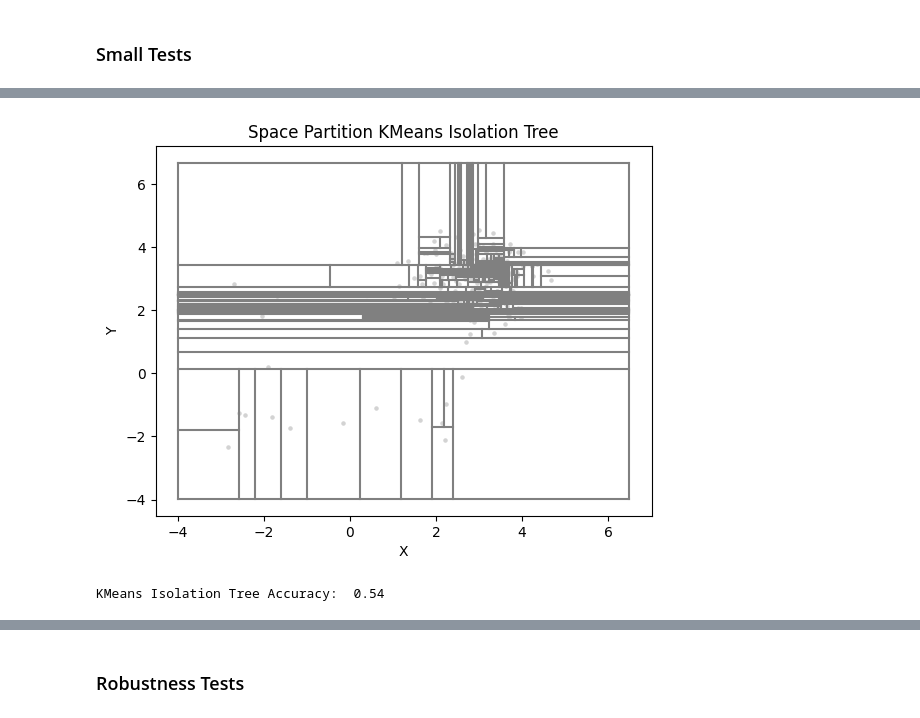
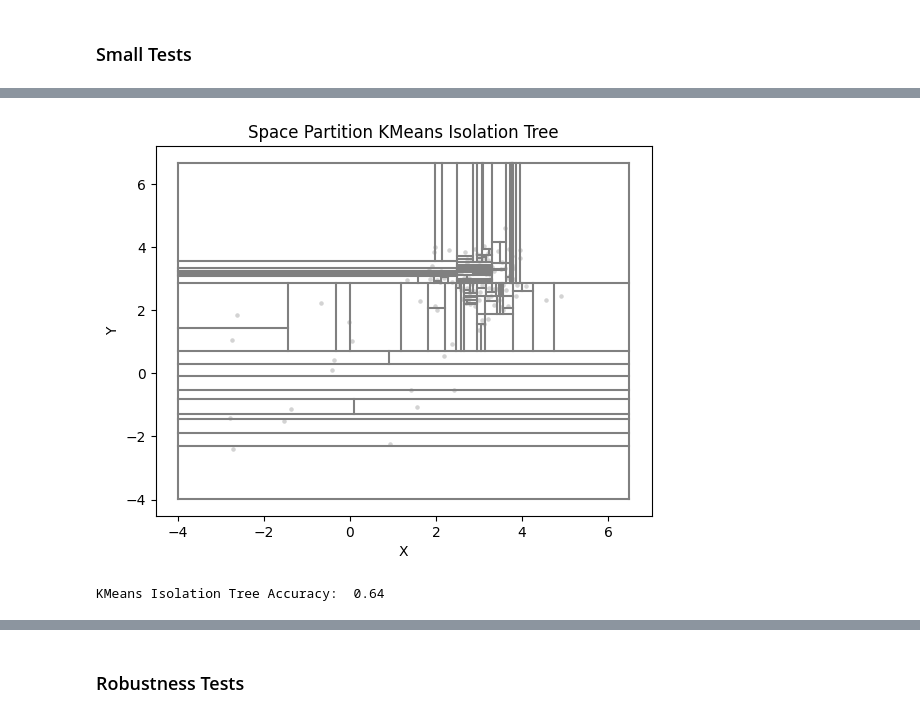
Before and after one commit to Razvan48/Project-Anomaly-Detection-AD, a Jupyter notebook: Presentation-NoteBook.ipynb, the cells around one changed output, grey strips where cells are left out. Saved outputs shown, nothing was run; the diff lists cells and outputs as text; code cells hidden in the pictures.

```diff
--- a/Presentation-NoteBook.ipynb
+++ b/Presentation-NoteBook.ipynb
@@ -120,7 +120,11 @@ class IsolationTreeNode:
 
     def get_path_length(self, X):
         if self.data is not None:
-            return 0
+            if self.data.shape[0] <= 1:
+                return 0
+            else:
+                HARMONIC_NUMBER = np.log(self.data.shape[0] - 1) + 0.5772156649
+                return 2.0 * (HARMONIC_NUMBER - (self.data.shape[0] - 1) / self.data.shape[0])
 
         if X[self.idx_feature] < self.split_threshold:
             return 1 + self.children[0].get_path_length(X)
@@ -307,7 +311,7 @@ class IsolationForest:
 ### Elbow Rule
 # %%
 def find_optimal_kmeans(Xs):
-    initial_Ks = [2, 3, 5, 7, 10, 13]
+    initial_Ks = [2, 3, 5, 7]
     Ks = [k for k in initial_Ks if k <= Xs.shape[0]]
 
     kmeans_list = []
@@ -656,7 +660,7 @@ class KMeansIsolationForest:
 Xs_train, Xs_test, Ys_train, Ys_test = generate_data(n_train=3000, n_test=100, n_features=2, contamination=0.1, random_state=23)
 
 isolation_tree = IsolationTree()
-isolation_tree.fit(Xs_train, subsample_size=256, contamination=0.1)
+isolation_tree.fit(Xs_train, subsample_size=128, contamination=0.1)
 isolation_tree.plot_partition_space_2D()
 
 predictions = isolation_tree.predict(Xs_test)
@@ -696,6 +700,6 @@ Train Accuracy:  0.1
 # %%
 isolation_forest = IsolationForest(ensemble_size=100)
-isolation_forest.fit(Xs_train, subsample_size=256, contamination=0.1)
+isolation_forest.fit(Xs_train, subsample_size=128, contamination=0.1)
 
 isolation_forest_predictions = isolation_forest.predict(Xs_test)
 print('Isolation Forest Accuracy: ', np.mean(isolation_forest_predictions == Ys_test))
@@ -716,12 +720,12 @@ Isolation Forest Train Accuracy:  0.9776666666666667
 # %%
 kmeans_isolation_tree = KMeansIsolationTree()
-kmeans_isolation_tree.fit(Xs_train, subsample_size=256, contamination=0.1)
+kmeans_isolation_tree.fit(Xs_train, subsample_size=128, contamination=0.1)
 kmeans_isolation_tree.plot_partition_space_2D()
 
 predictions = kmeans_isolation_tree.predict(Xs_test)
 print('KMeans Isolation Tree Accuracy: ', np.mean(predictions == Ys_test))
 # %% [output]
-[figure, old version]
+[figure, new version]
-KMeans Isolation Tree Accuracy:  0.54
+KMeans Isolation Tree Accuracy:  0.64
 # %%
 kmeans_isolation_forest = KMeansIsolationForest(ensemble_size=100)
```
Also changed, not shown: parts of 7 cells of this notebook.
